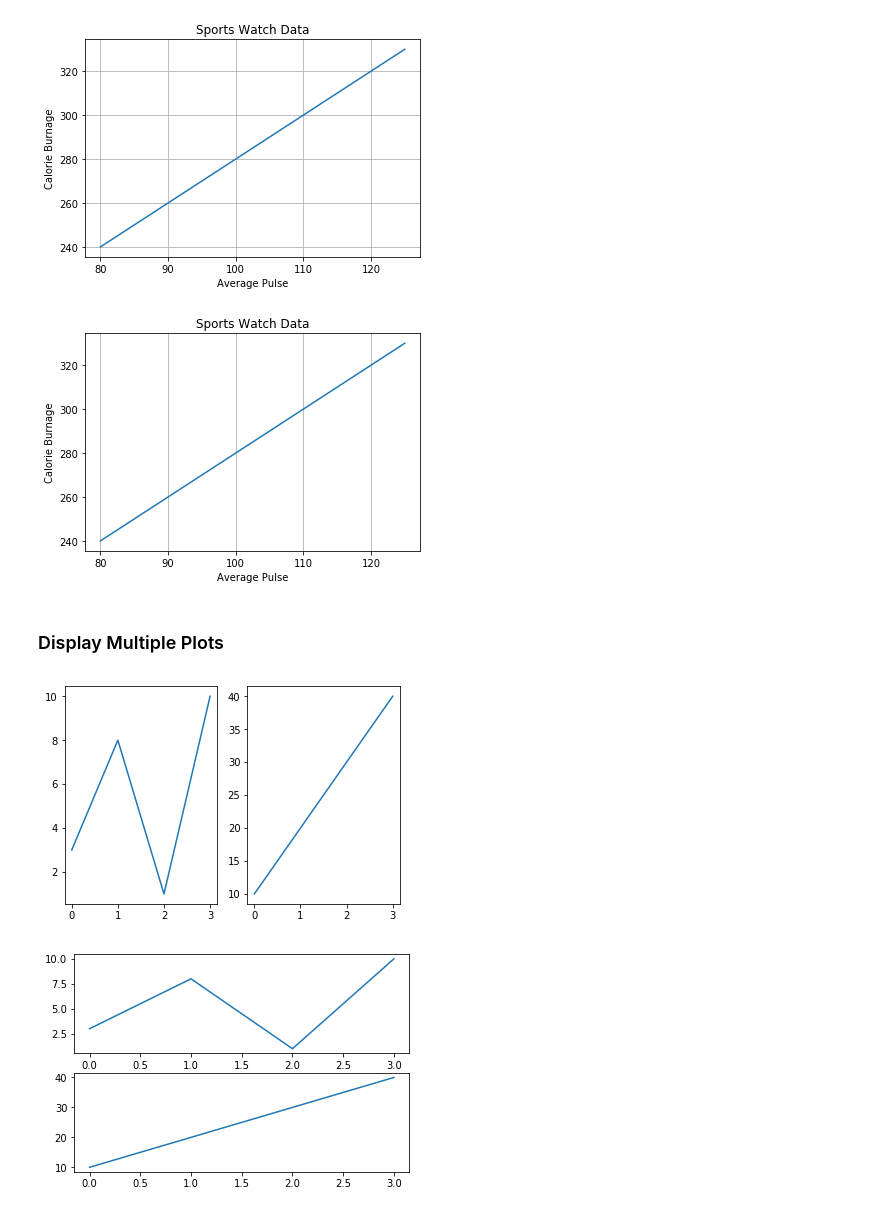
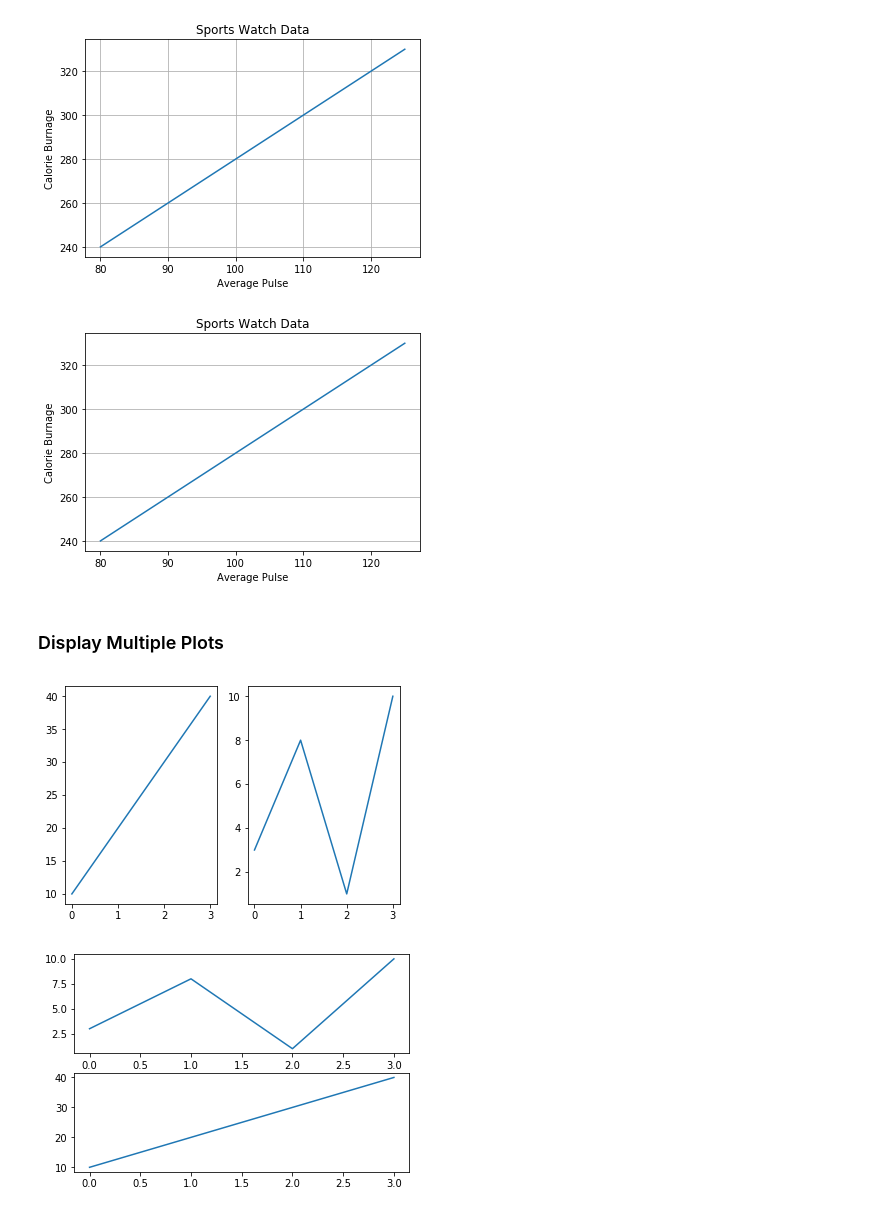
Before and after one commit to Sagarlatake/Matplotlib-Overview, a Jupyter notebook: Matplotlib.ipynb, the cells around one changed output. Saved outputs shown, nothing was run; the diff lists cells and outputs as text; code cells hidden in the pictures.

```diff
--- a/Matplotlib.ipynb
+++ b/Matplotlib.ipynb
@@ -352,38 +354,39 @@ plt.show()
 # %%
 x = np.array([80, 85, 90, 95, 100, 105, 110, 115, 120, 125])
 y = np.array([240, 250, 260, 270, 280, 290, 300, 310, 320, 330])
 
 plt.title("Sports Watch Data")
 plt.xlabel("Average Pulse")
 plt.ylabel("Calorie Burnage")
 
 plt.plot(x, y)
 
-plt.grid(axis = 'x')
+plt.grid(axis = 'y')
+#plt.grid(axis = 'y')
 
 plt.show()
 # %% [output]
-[figure, old version]
+[figure, new version]
 # %% [markdown]
 ### Display Multiple Plots
 # %%
 #plot 1:
 x = np.array([0, 1, 2, 3])
 y = np.array([3, 8, 1, 10])
-
-plt.subplot(1, 2, 1)
+# plt.subplot(rows, cols, index)
+plt.subplot(1, 2, 2)
 plt.plot(x,y)
 
 #plot 2:
 x = np.array([0, 1, 2, 3])
 y = np.array([10, 20, 30, 40])
 
-plt.subplot(1, 2, 2)
+plt.subplot(1, 2, 1)
 plt.plot(x,y)
 
 plt.show()
 # %% [output]
-[figure, old version]
+[figure, new version]
 # %%
 #plot 1:
 x = np.array([0, 1, 2, 3])
```
Also changed, not shown: parts of 7 cells of this notebook.
